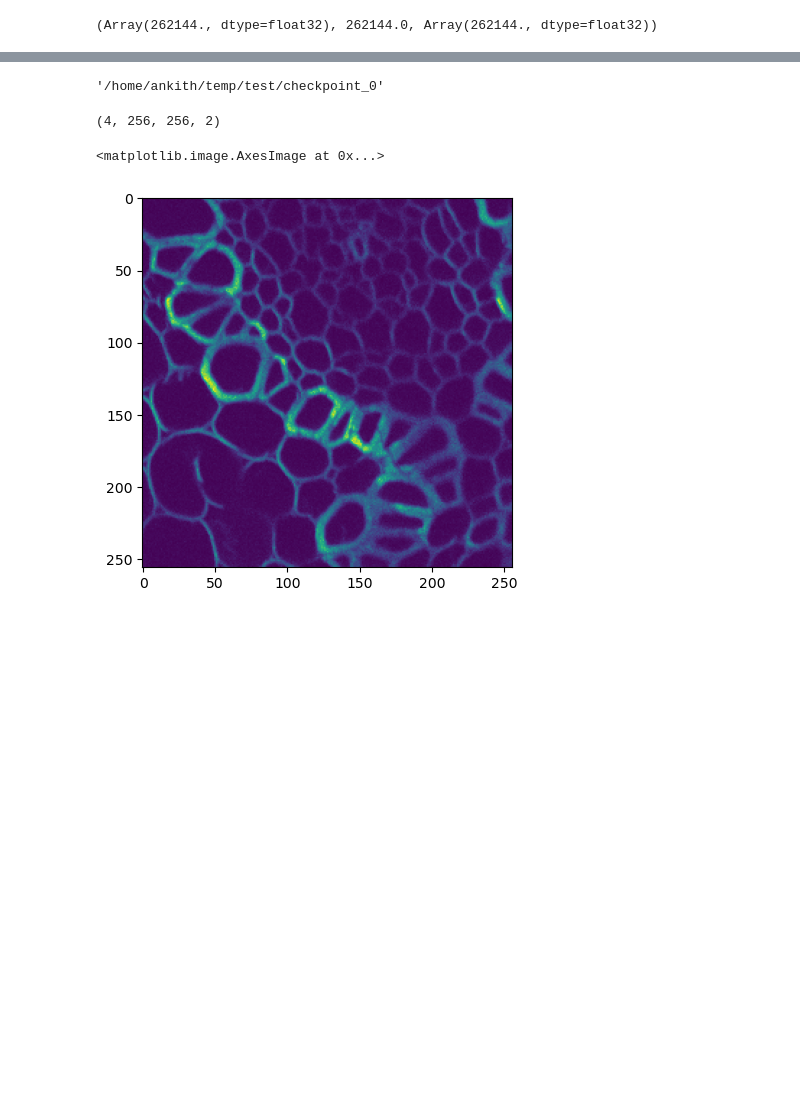
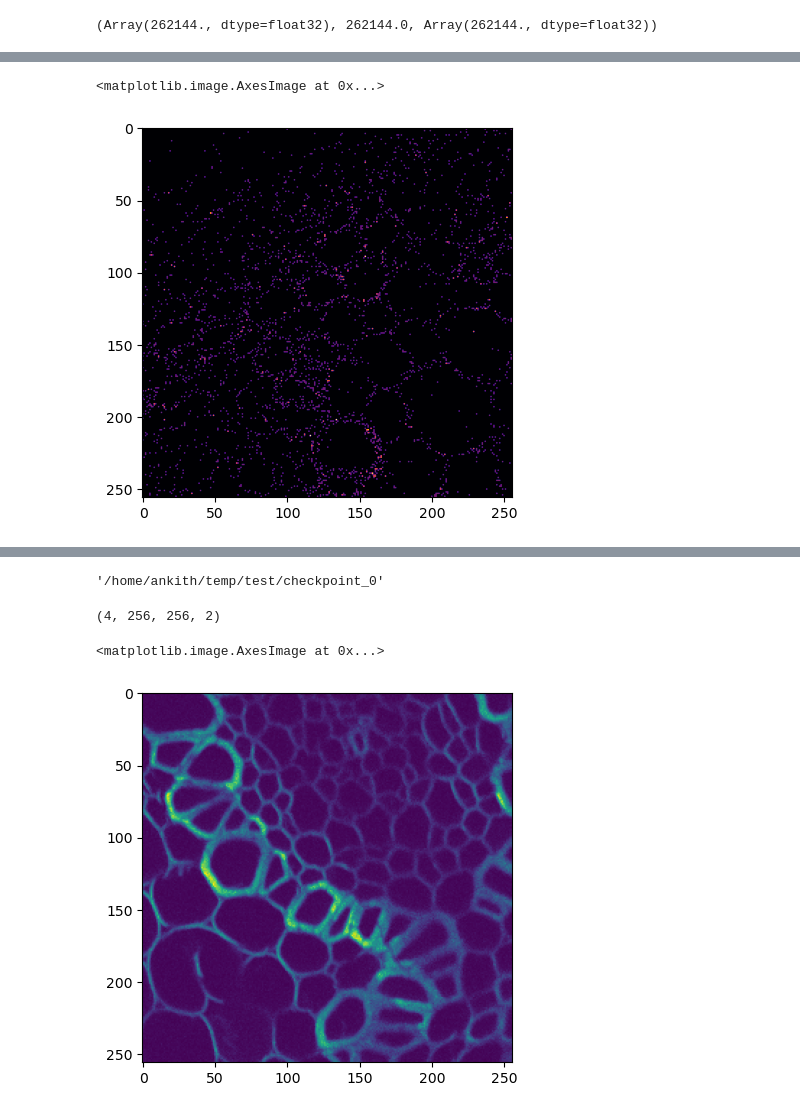
Before and after one commit to ankithsavio/msc-project, a Jupyter notebook: GAP-JAX/examples-jax/test-jax.ipynb, the cells around one changed output, grey strips where cells are left out. Drawn from its saved outputs; the diff is of its cells as text; code cells hidden in the pictures; blank space fills up the shorter version.

```diff
--- a/GAP-JAX/examples-jax/test-jax.ipynb
+++ b/GAP-JAX/examples-jax/test-jax.ipynb
@@ -240,0 +256,5 @@ out.sum(), inp.sum(), (inp.sum() * out/out.sum()).sum()
+# %%
+plt.imshow(img[0, :,:, 1], 'inferno')
+# %% [output]
+<matplotlib.image.AxesImage at 0x...>
+[figure, added]
```
Also changed, not shown: parts of 10 cells of this notebook, 1 other file.
